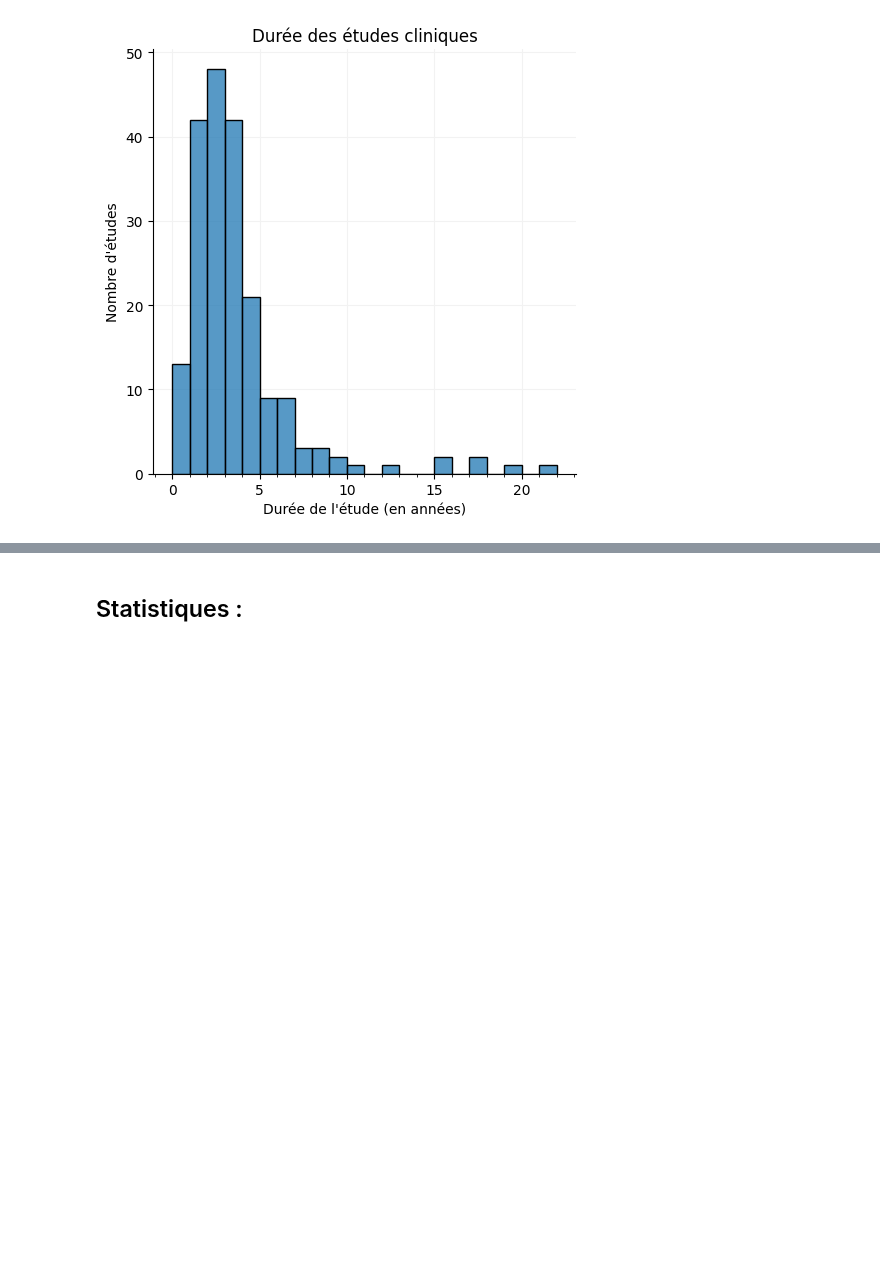
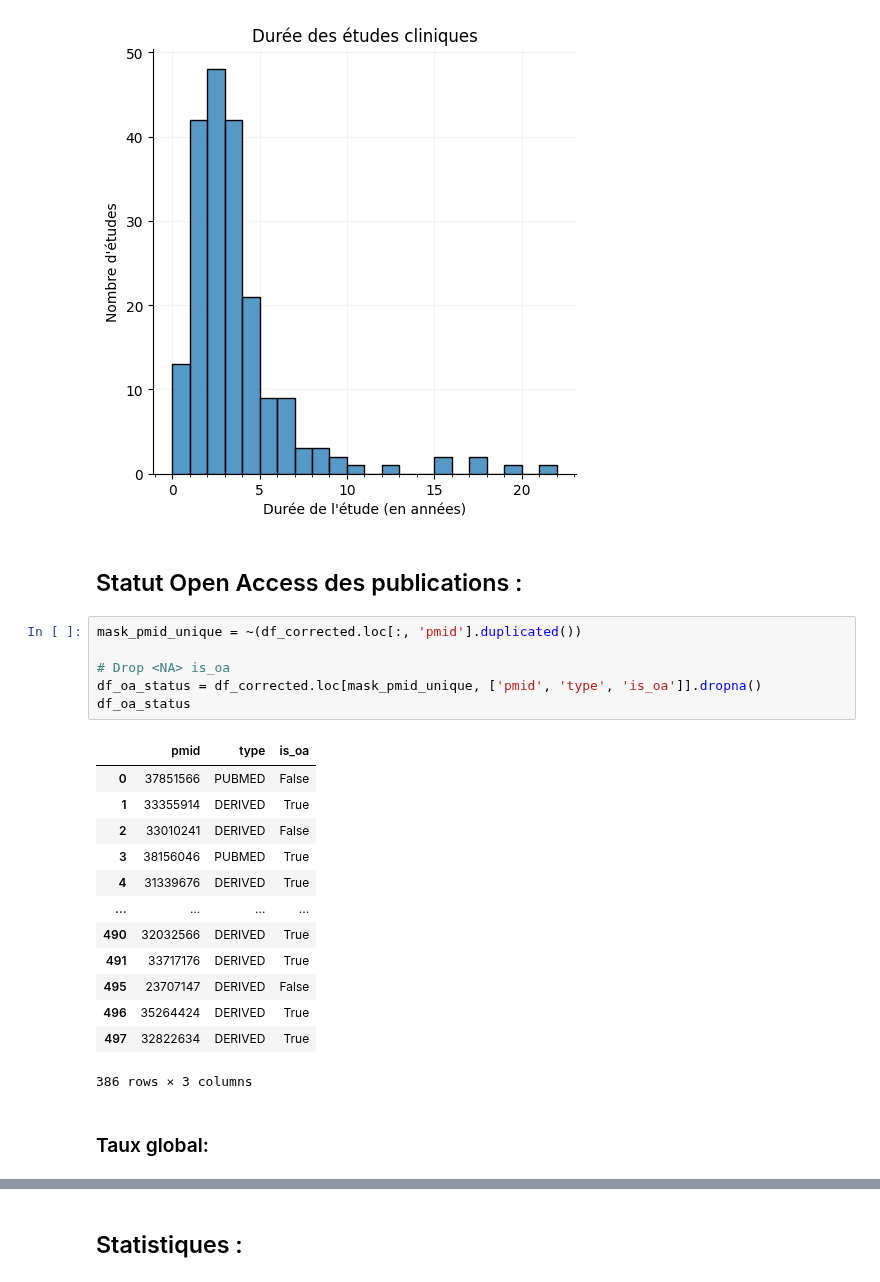
Before and after one commit to Inserm-IST/BSO-Inserm-Sante, a Jupyter notebook: 02_traitement_donnees_sante.ipynb, the cells around one changed output, grey strips where cells are left out. Drawn from its saved outputs; the diff is of its cells as text; blank space fills up the shorter version.

```diff
--- a/02_traitement_donnees_sante.ipynb
+++ b/02_traitement_donnees_sante.ipynb
@@ -1120,3 +1121,27 @@ g.set(
 # %% [output]
 <seaborn.axisgrid.FacetGrid at 0x...>
 [figure]
+# %% [markdown]
+## Statut Open Access des publications :
+# %%
+mask_pmid_unique = ~(df_corrected.loc[:, 'pmid'].duplicated())
+
+# Drop <NA> is_oa
+df_oa_status = df_corrected.loc[mask_pmid_unique, ['pmid', 'type', 'is_oa']].dropna()
+df_oa_status
+# %% [output]
+|  | pmid | type | is_oa |
+| 0 | 37851566 | PUBMED | False |
+| 1 | 33355914 | DERIVED | True |
+| 2 | 33010241 | DERIVED | False |
+| 3 | 38156046 | PUBMED | True |
+| 4 | 31339676 | DERIVED | True |
+| ... | ... | ... | ... |
+| 490 | 32032566 | DERIVED | True |
+| 491 | 33717176 | DERIVED | True |
+| 495 | 23707147 | DERIVED | False |
+| 496 | 35264424 | DERIVED | True |
+| 497 | 32822634 | DERIVED | True |
+386 rows × 3 columns
+# %% [markdown]
+### Taux global:
```
Also changed, not shown: parts of 9 cells of this notebook.
